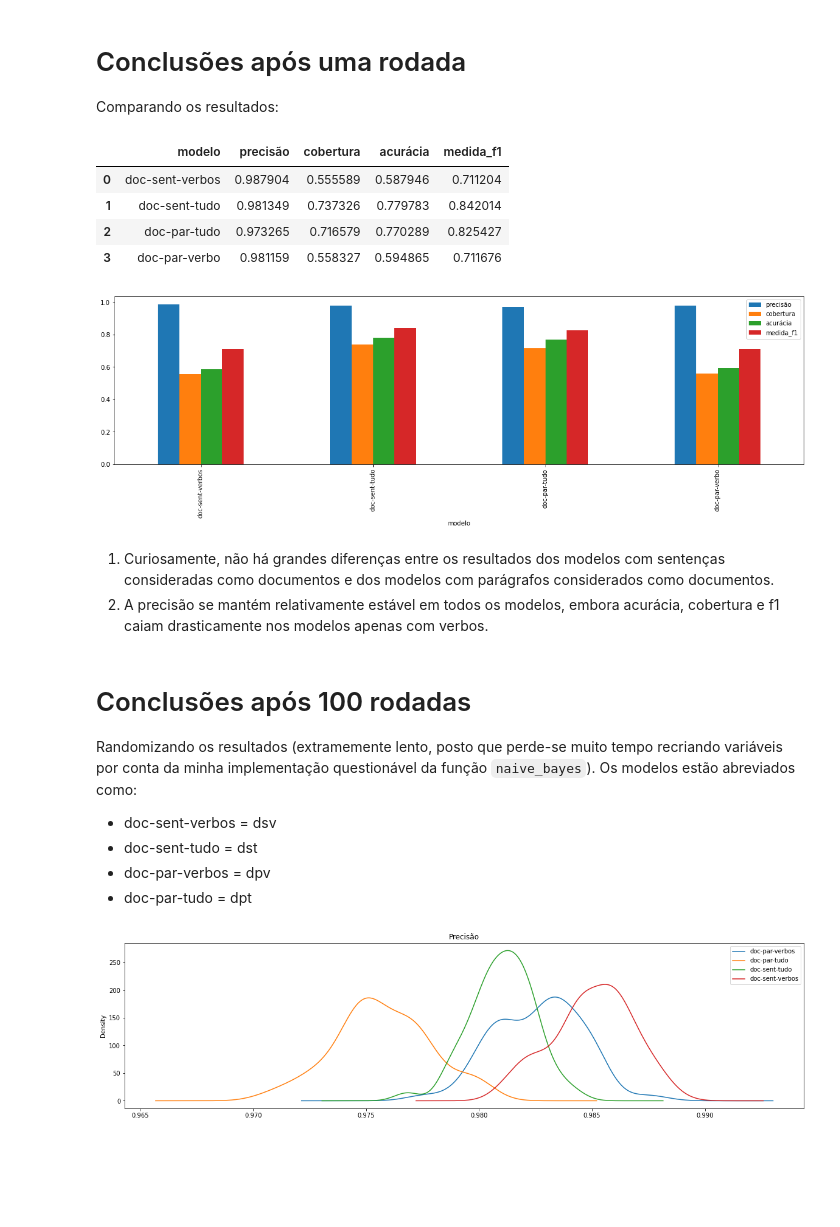
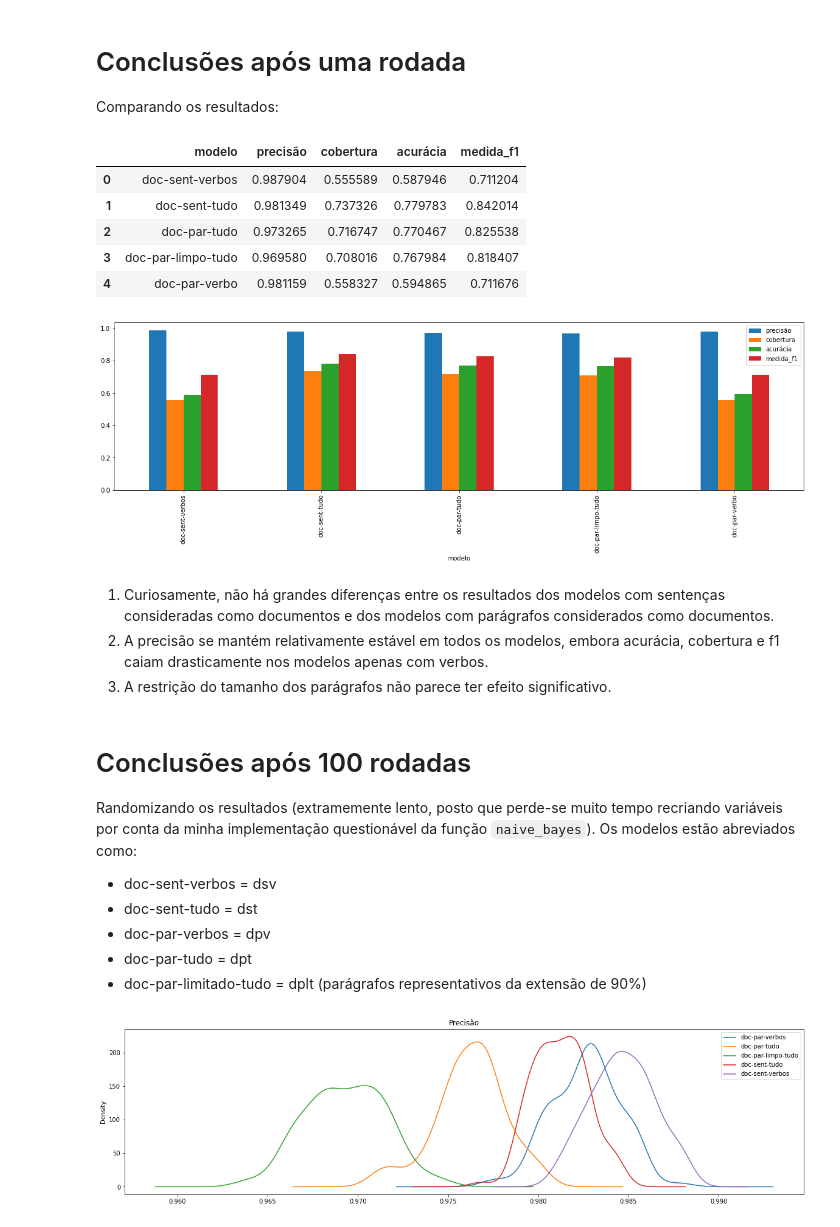
Before and after one commit to caiogeraldes/lexico-e-genero, a Jupyter notebook: notebooks/Testes de viabilidade.ipynb, the cells around one changed output. Saved outputs shown, nothing was run; the diff lists cells and outputs as text; code cells hidden in the pictures; blank space fills up the shorter version.

```diff
--- a/notebooks/Testes de viabilidade.ipynb
+++ b/notebooks/Testes de viabilidade.ipynb
@@ -44,8 +44,8 @@ Neste teste, usaremos como corpus os textos de historiografia e prosa filosófic
         - Apologia
         - Memorabilia
 # %%
-DATA = "data.csv"
-SENTS = "sents.csv"
+DATA = "data_classico.csv"
+SENTS = "sents_classico.csv"
 REAPROVEITAR = True
 
 if not REAPROVEITAR or (DATA not in os.listdir() or SENTS not in os.listdir()):
@@ -422,0 +443,8 @@ Medida F:  0.8254268169242188
+# %%
+minimo, maximo = df_tokens_par.par_len.quantile([.05, .95]).values
+tamanho_representativo = (df_tokens_par.par_len > minimo) & (df_tokens_par.par_len < maximo)
+x, y = df_tokens_par.loc[tamanho_representativo].lst_lemmata, df_tokens_par.loc[tamanho_representativo].genero
+
+pred, true = naive_bayes(x, y)
+perf_counter = performance(pred, true)
+resultados["doc-par-limpo-tudo"] = metricas(perf_counter)
@@ -473,15 +506,17 @@ df_resultados
 |  | modelo | precisão | cobertura | acurácia | medida_f1 |
 | 0 | doc-sent-verbos | 0.987904 | 0.555589 | 0.587946 | 0.711204 |
 | 1 | doc-sent-tudo | 0.981349 | 0.737326 | 0.779783 | 0.842014 |
-| 2 | doc-par-tudo | 0.973265 | 0.716579 | 0.770289 | 0.825427 |
-| 3 | doc-par-verbo | 0.981159 | 0.558327 | 0.594865 | 0.711676 |
+| 2 | doc-par-tudo | 0.973265 | 0.716747 | 0.770467 | 0.825538 |
+| 3 | doc-par-limpo-tudo | 0.969580 | 0.708016 | 0.767984 | 0.818407 |
+| 4 | doc-par-verbo | 0.981159 | 0.558327 | 0.594865 | 0.711676 |
 # %%
 _ = df_resultados.dropna().plot(kind='bar', x='modelo')
 # %% [output]
-[figure, old version]
+[figure, new version]
 # %% [markdown]
 1. Curiosamente, não há grandes diferenças entre os resultados dos modelos com sentenças consideradas como documentos e dos modelos com parágrafos considerados como documentos.
 2. A precisão se mantém relativamente estável em todos os modelos, embora acurácia, cobertura e f1 caiam drasticamente nos modelos apenas com verbos.
+3. A restrição do tamanho dos parágrafos não parece ter efeito significativo.
 # %% [markdown]
 # Conclusões após 100 rodadas
 
@@ -491,11 +526,13 @@ Os modelos estão abreviados como:
 - doc-sent-tudo = dst
 - doc-par-verbos = dpv
 - doc-par-tudo = dpt
+- doc-par-limitado-tudo = dplt (parágrafos representativos da extensão de 90%)
 # %%
 resultados_randomizados = []
 x_dsv, y_dsv = df_verbos_sent.lst_lemmata, df_verbos_sent.genero
 x_dst, y_dst = df_sents.lst_lemmata, df_sents.genero
 x_dpt, y_dpt = df_tokens_par.lst_lemmata, df_tokens_par.genero
+x_dplt, y_dplt = df_tokens_par.loc[tamanho_representativo].lst_lemmata, df_tokens_par.loc[tamanho_representativo].genero
 x_dpv, y_dpv = df_verbos_par.lst_lemmata, df_verbos_par.genero
 
 for j in range(100):
@@ -513,6 +550,10 @@ for j in range(100):
     perf_counter = performance(pred, true)
     resultados_randomizados.append({**{'modelo': 'doc-par-tudo'}, **metricas(perf_counter, False)})
 
+    pred, true = naive_bayes(x_dplt, y_dplt, random_state=i)
+    perf_counter = performance(pred, true)
+    resultados_randomizados.append({**{'modelo': 'doc-par-limpo-tudo'}, **metricas(perf_counter, False)})
+
     pred, true = naive_bayes(x_dpv, y_dpv, random_state=i)
     perf_counter = performance(pred, true)
     resultados_randomizados.append({**{'modelo': 'doc-par-verbos'}, **metricas(perf_counter, False)})
@@ -521,17 +562,19 @@ df_rr = pd.DataFrame(resultados_randomizados)
 # %%
 dpv = df_rr.loc[df_rr['modelo'] == "doc-par-verbos"]
 dpt = df_rr.loc[df_rr['modelo'] == "doc-par-tudo"]
+dplt = df_rr.loc[df_rr['modelo'] == "doc-par-limpo-tudo"]
 dst = df_rr.loc[df_rr['modelo'] == "doc-sent-tudo"]
 dsv = df_rr.loc[df_rr['modelo'] == "doc-sent-verbos"]
 # %%
 dpv['precisão'].plot(kind='kde')
 dpt['precisão'].plot(kind='kde')
+dplt['precisão'].plot(kind='kde')
 dst['precisão'].plot(kind='kde')
 dsv['precisão'].plot(kind='kde')
 plt.title("Precisão")
-plt.legend(labels = ['doc-par-verbos', 'doc-par-tudo', 'doc-sent-tudo', 'doc-sent-verbos'])
+plt.legend(labels = ['doc-par-verbos', 'doc-par-tudo', 'doc-par-limpo-tudo', 'doc-sent-tudo', 'doc-sent-verbos'])
 plt.show()
 # %% [output]
-[figure, old version]
+[figure, new version]
 # %%
 dpv['acurácia'].plot(kind='kde')
```
Also changed, not shown: parts of 9 cells of this notebook.
